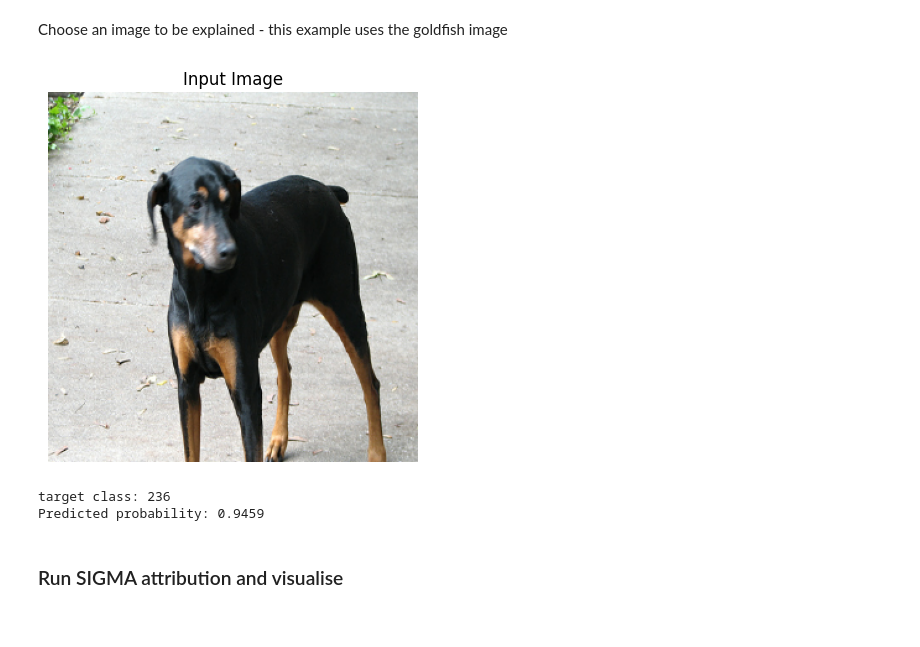
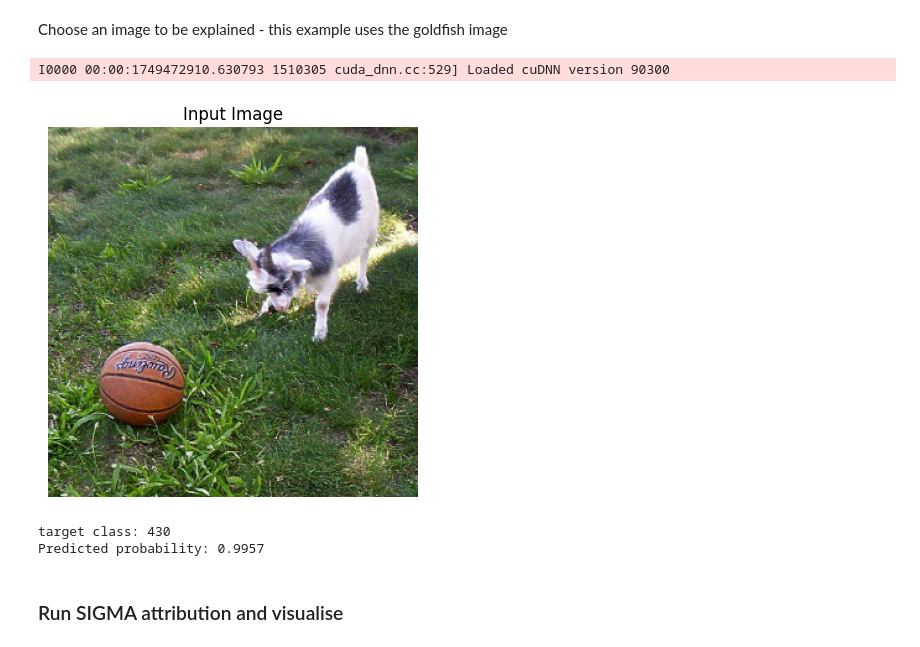
Before and after one commit to HWQuantum/SIGMA, a Jupyter notebook: SIGMA_example.ipynb, the cells around one changed output. Saved outputs shown, nothing was run; the diff lists cells and outputs as text; code cells hidden in the pictures.

```diff
--- a/SIGMA_example.ipynb
+++ b/SIGMA_example.ipynb
@@ -40,31 +40,32 @@ Choose an image to be explained - this example uses the goldfish image
 # %%
 # Finds directory where the current script is located
 BASE_DIR = os.getcwd()
 
 # Relative path to the image
-IMAGE_PATH = os.path.join(BASE_DIR, "sample_images", "goldfish.jpg")
+IMAGE_PATH = os.path.join(BASE_DIR, "sample_images", "basketball.jpg")
 
 raw_image = tf.io.read_file(IMAGE_PATH)
 decoded_image = tf.image.decode_jpeg(raw_image, channels=3) #Decode image into a TensorFlow tensor
 resized_image = tf.image.resize(decoded_image, target_size)
 
 preprocessed = preprocess_fn(tf.expand_dims(tf.cast(resized_image, tf.float32), 0))
 preds = model(preprocessed)
 
 class_idx = int(np.argmax(preds[0]))
 probability = float(preds[0][class_idx])
 
 plt.imshow(resized_image.numpy().astype("uint8"))
 plt.title("Input Image")
 plt.axis('off')
 plt.show()
 
 print(f"target class: {class_idx}")
 print(f"Predicted probability: {probability:.4f}")
 # %% [output]
+I0000 00:00:1749472910.630793 1510305 cuda_dnn.cc:529] Loaded cuDNN version 90300
-[figure, old version]
+[figure, new version]
-target class: 236
-Predicted probability: 0.9459
+target class: 430
+Predicted probability: 0.9957
 # %% [markdown]
 ### Run SIGMA attribution and visualise
 # %%
```
Also changed, not shown: parts of 5 cells of this notebook, 1 other file.
